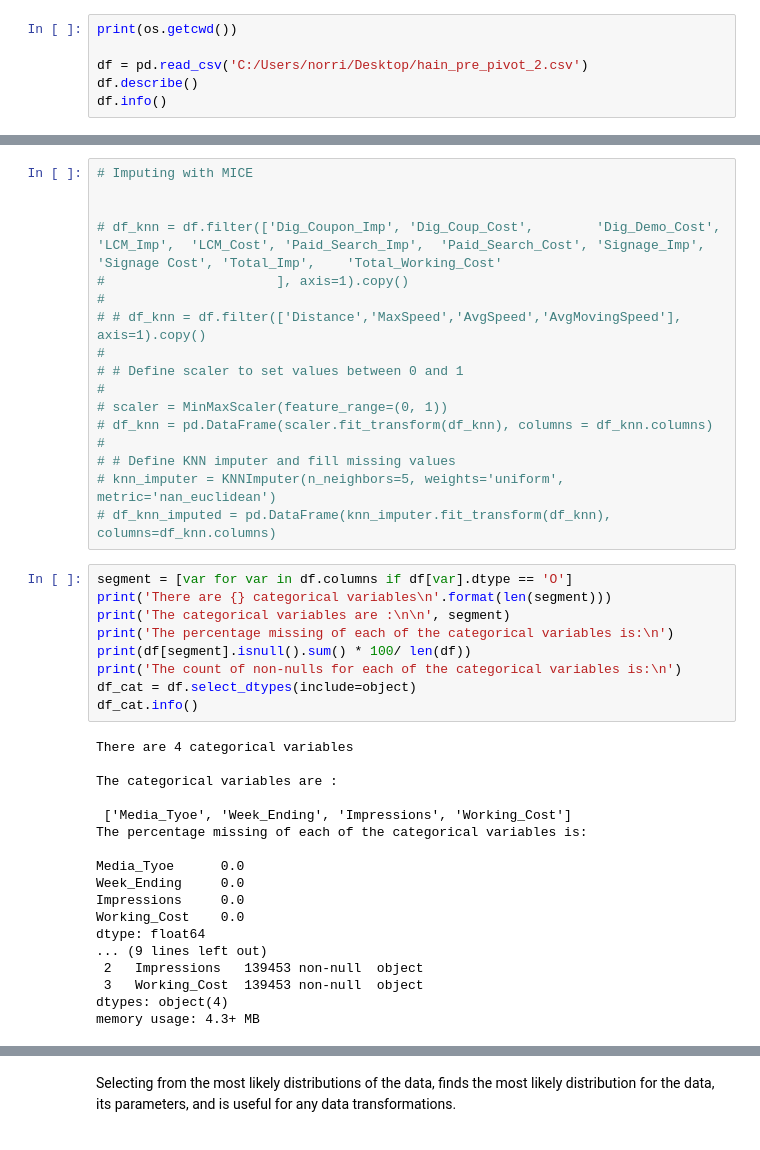
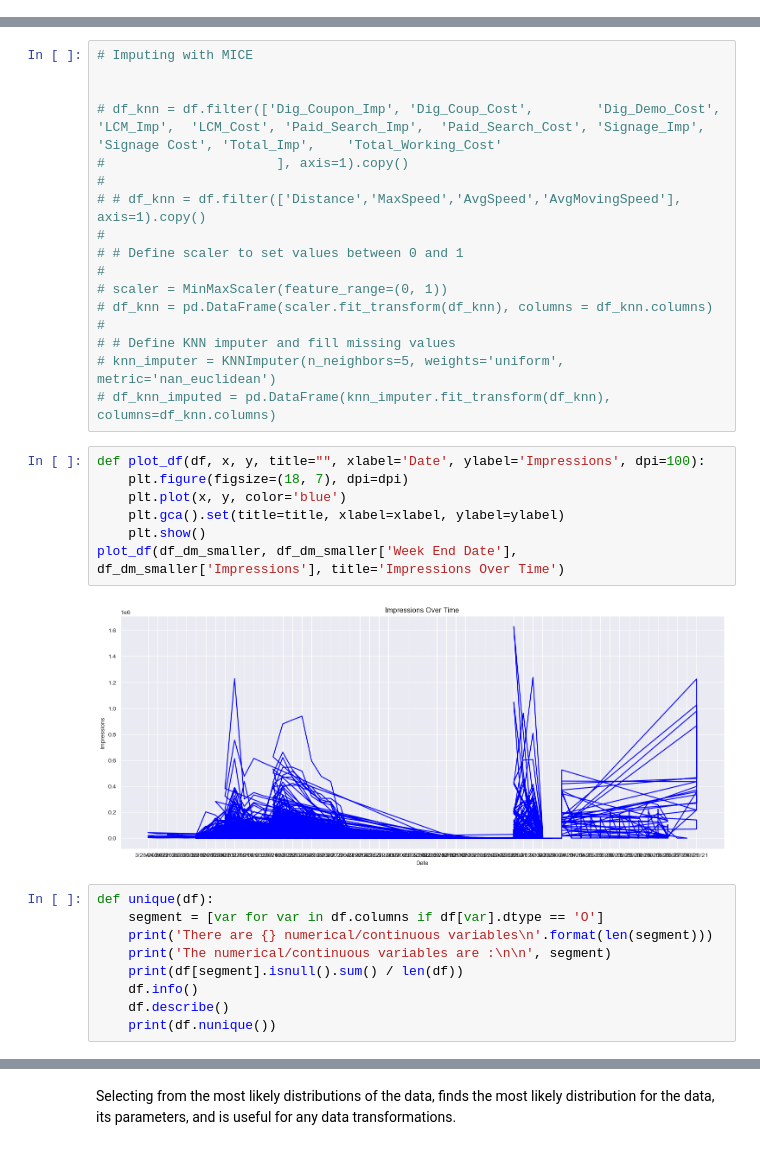
Before and after one commit to NA-Git/Bayesian_Methods, a Jupyter notebook: attribution/MMM/EDA.ipynb, the cells around one changed output, grey strips where cells are left out. Cells and saved outputs as stored; diff of their text form.

```diff
--- a/attribution/MMM/EDA.ipynb
+++ b/attribution/MMM/EDA.ipynb
@@ -37,9 +37,3 @@ from sklearn import linear_model
 from sklearn.experimental import enable_iterative_imputer
 from sklearn.impute import KNNImputer
 from sklearn.preprocessing import MinMaxScaler
-# %%
-print(os.getcwd())
-
-df = pd.read_csv('C:/Users/norri/Desktop/hain_pre_pivot_2.csv')
-df.describe()
-df.info()
@@ -91,30 +149,21 @@ memory usage: 4.3+ MB
 # # Define KNN imputer and fill missing values
 # knn_imputer = KNNImputer(n_neighbors=5, weights='uniform', metric='nan_euclidean')
 # df_knn_imputed = pd.DataFrame(knn_imputer.fit_transform(df_knn), columns=df_knn.columns)
+# %%
+def plot_df(df, x, y, title="", xlabel='Date', ylabel='Impressions', dpi=100):
+    plt.figure(figsize=(18, 7), dpi=dpi)
+    plt.plot(x, y, color='blue')
+    plt.gca().set(title=title, xlabel=xlabel, ylabel=ylabel)
+    plt.show()
+plot_df(df_dm_smaller, df_dm_smaller['Week End Date'], df_dm_smaller['Impressions'], title='Impressions Over Time')
+# %% [output]
+[figure, added]
 # %%
-segment = [var for var in df.columns if df[var].dtype == 'O']
-print('There are {} categorical variables\n'.format(len(segment)))
-print('The categorical variables are :\n\n', segment)
-print('The percentage missing of each of the categorical variables is:\n')
-print(df[segment].isnull().sum() * 100/ len(df))
-print('The count of non-nulls for each of the categorical variables is:\n')
-df_cat = df.select_dtypes(include=object)
-df_cat.info()
+def unique(df):
+    segment = [var for var in df.columns if df[var].dtype == 'O']
+    print('There are {} numerical/continuous variables\n'.format(len(segment)))
+    print('The numerical/continuous variables are :\n\n', segment)
+    print(df[segment].isnull().sum() / len(df))
+    df.info()
+    df.describe()
+    print(df.nunique())
-# %% [output]
-There are 4 categorical variables
-
-The categorical variables are :
-
- ['Media_Tyoe', 'Week_Ending', 'Impressions', 'Working_Cost']
-The percentage missing of each of the categorical variables is:
-
-Media_Tyoe      0.0
-Week_Ending     0.0
-Impressions     0.0
-Working_Cost    0.0
-dtype: float64
-... (9 lines left out)
- 2   Impressions   139453 non-null  object
- 3   Working_Cost  139453 non-null  object
-dtypes: object(4)
-memory usage: 4.3+ MB
```
Also changed, not shown: parts of 30 cells of this notebook, 1 other file.
